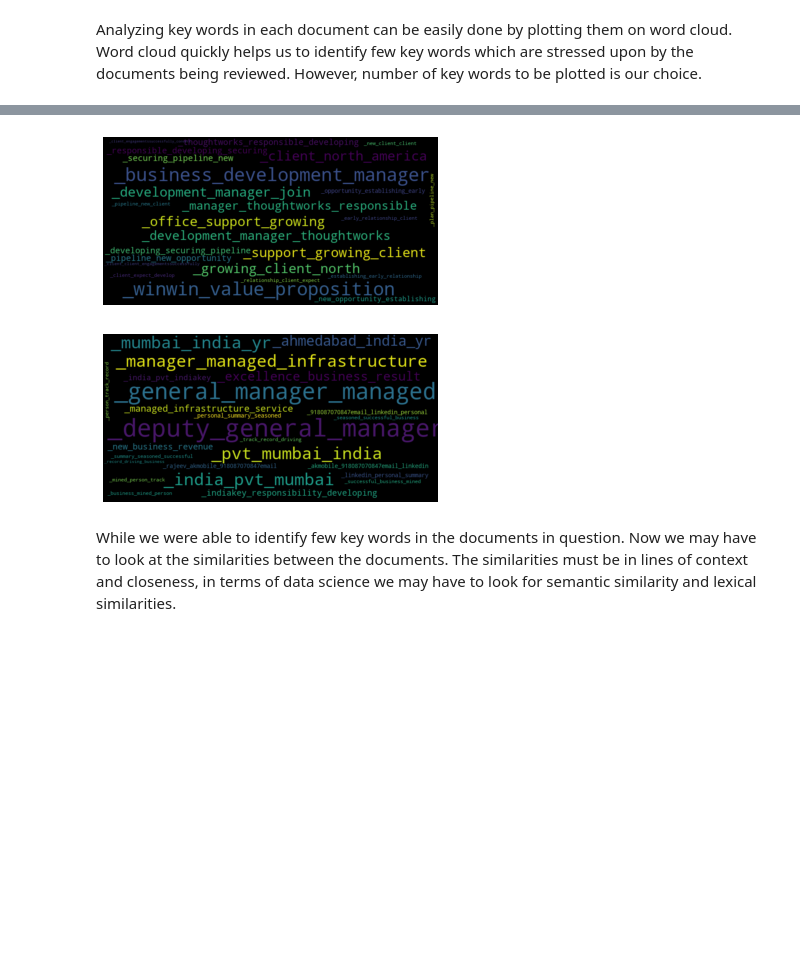
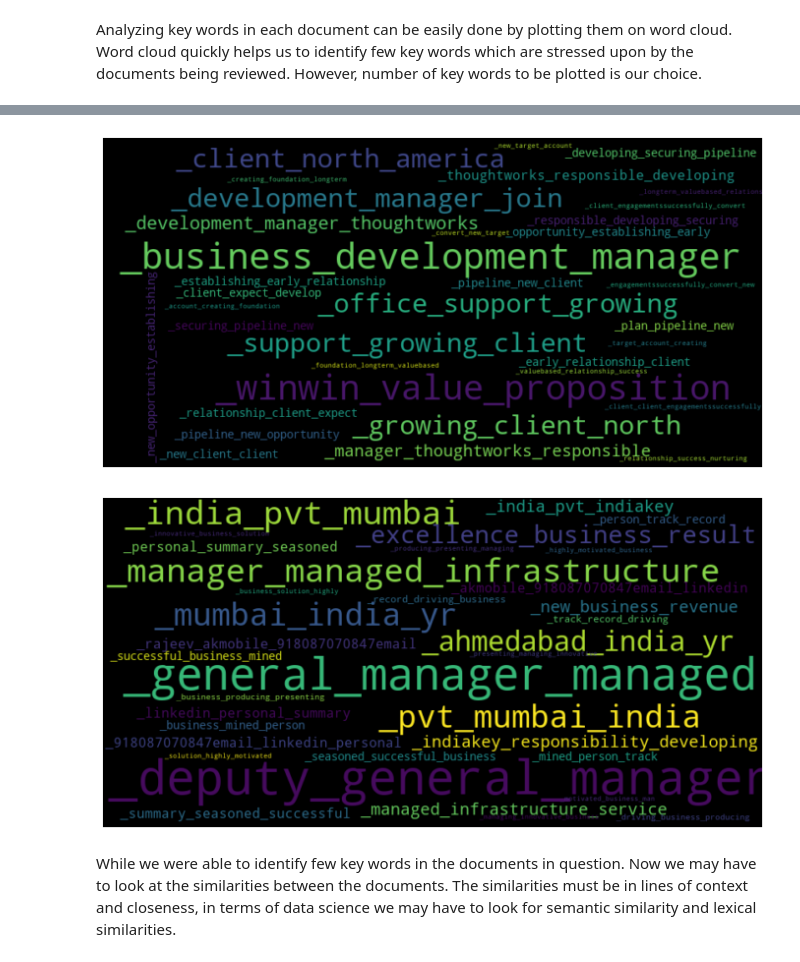
Before and after one commit to rajeevak40/Text_Analytics, a Jupyter notebook: Document_Scanning_and_Comparison.ipynb, the cells around one changed output, grey strips where cells are left out. Drawn from its saved outputs; the diff is of its cells as text; code cells hidden in the pictures; blank space fills up the shorter version.

```diff
--- a/Document_Scanning_and_Comparison.ipynb
+++ b/Document_Scanning_and_Comparison.ipynb
@@ -168,7 +171,8 @@ Analyzing key words in each document can be easily done by plotting them on word
 # %%
 # Plotting word cloud with unigram
 for doc in text:
-  word_cloud = WordCloud(background_color="black", max_font_size=40, relative_scaling='auto',margin=2,mode ='RGBA', max_words=25 ).generate(doc)
+  plt.figure(figsize=(12,15))
+  word_cloud = WordCloud(background_color="black", max_font_size=40, relative_scaling='auto',margin=2,mode ='RGBA', max_words=35,repeat=False ).generate(doc)
   plt.imshow(word_cloud, interpolation='bilinear')
   plt.axis("off")
   plt.show()
@@ -189,7 +193,8 @@ for sen in text:
   bigram_sentence.append(" ".join(bigram_words))
 
 for sen in bigram_sentence:
-  word_cloud = WordCloud(background_color="black", max_font_size=40, relative_scaling='auto', collocations=False , margin=2, mode ='RGBA', scale=2, repeat=False, max_words=25 ).generate(str(sen))
+  plt.figure(figsize=(12,15))
+  word_cloud = WordCloud(background_color="black", max_font_size=40, relative_scaling='auto', collocations=False , margin=2, mode ='RGBA', scale=2, repeat=False, max_words=35 ).generate(str(sen))
   plt.imshow(word_cloud, interpolation='bilinear')
   plt.axis("off")
   plt.show()
@@ -199,25 +204,26 @@ for sen in bigram_sentence:
 # %%
 
 # Plotting word cloud with trigram
 trigram_sentence=[]
 for sen in text:
   trigram_words=[]
   trigrams = ngrams(sen.split(), 3)
   for grams in trigrams:
     words=''
     for gram in grams:
       words= words+'_'+gram
     trigram_words.append(words)
   trigram_sentence.append(" ".join(trigram_words))
 
 for sen in trigram_sentence:
-  word_cloud = WordCloud(background_color="black", max_font_size=40, relative_scaling='auto', collocations=False , margin=2, mode ='RGBA', scale=2, repeat=False, max_words=25 ).generate(str(sen))
+  plt.figure(figsize=(12,15))
+  word_cloud = WordCloud(background_color="black", max_font_size=40, relative_scaling='auto', collocations=False , margin=2, mode ='RGBA', scale=2, repeat=False, max_words=35 ).generate(str(sen))
   plt.imshow(word_cloud, interpolation='bilinear')
   plt.axis("off")
   plt.show()
 # %% [output]
-[figure, old version]
+[figure, new version]
-[figure, old version]
+[figure, new version]
 # %% [markdown]
 While we were able to identify few key words in the documents in question. Now we may have to look at the similarities between the documents. The similarities must be in lines of context and closeness, in terms of  data science we may have to look for semantic similarity and lexical similarities.
 # %% [markdown]
```
Also changed, not shown: parts of 24 cells of this notebook.
